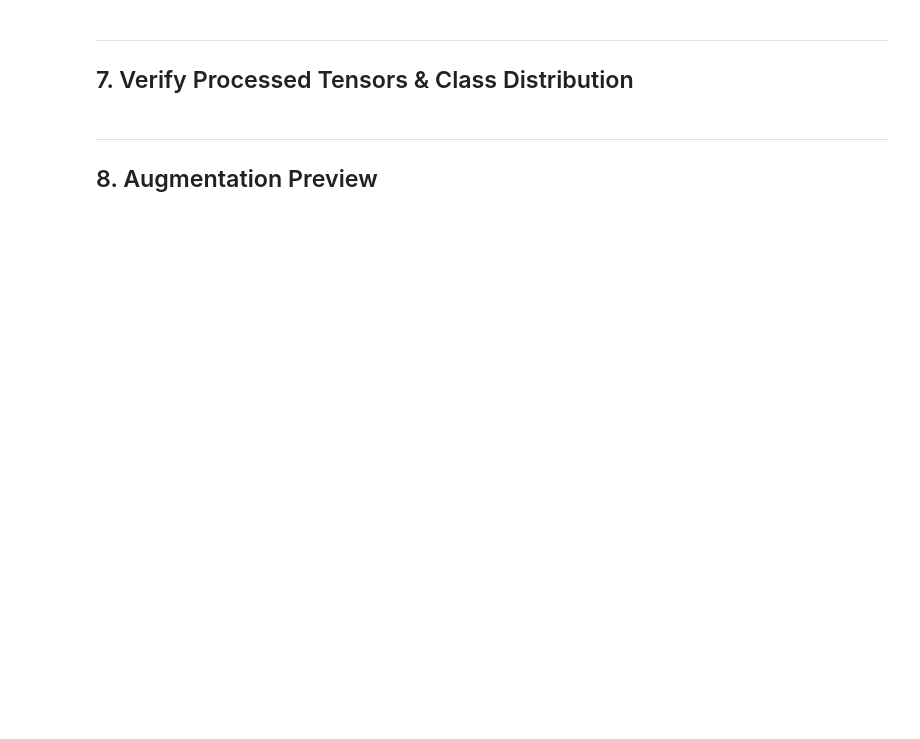
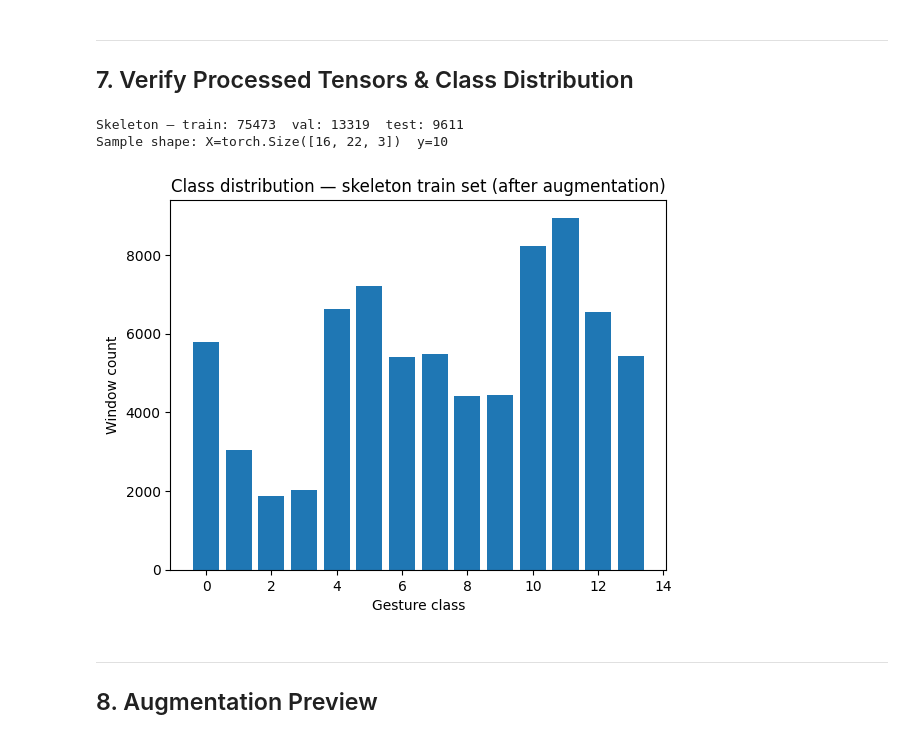
Before and after one commit to hinpak/comp4471-project, a Jupyter notebook: notebook/01_data_preparation.ipynb, the cells around one changed output. Saved outputs shown, nothing was run; the diff lists cells and outputs as text; code cells hidden in the pictures; blank space fills up the shorter version.

```diff
--- a/notebook/01_data_preparation.ipynb
+++ b/notebook/01_data_preparation.ipynb
@@ -353,23 +360,27 @@ preprocess_depth.run(use_28_class=False, n_aug=3)
 # %%
 # ── Uncomment after running preprocessing ─────────────────────────────────
 
-# from torch.utils.data import DataLoader
-#
-# ds_train = SkeletonDataset(PROC_SKELETON_TRAIN)
-# ds_val   = SkeletonDataset(PROC_SKELETON_VAL)
-# ds_test  = SkeletonDataset(PROC_SKELETON_TEST)
-#
-# print(f'Skeleton — train: {len(ds_train)}  val: {len(ds_val)}  test: {len(ds_test)}')
-# x, y = ds_train[0]
-# print(f'Sample shape: X={x.shape}  y={y}')
-#
-# # Class distribution after augmentation
-# all_labels = np.array([ds_train[i][1].item() for i in range(len(ds_train))])
-# labels, counts = np.unique(all_labels, return_counts=True)
-# plt.bar(labels, counts)
-# plt.xlabel('Gesture class'); plt.ylabel('Window count')
-# plt.title('Class distribution — skeleton train set (after augmentation)')
-# plt.show()
+from torch.utils.data import DataLoader
+
+ds_train = SkeletonDataset(PROC_SKELETON_TRAIN)
+ds_val   = SkeletonDataset(PROC_SKELETON_VAL)
+ds_test  = SkeletonDataset(PROC_SKELETON_TEST)
+
+print(f'Skeleton — train: {len(ds_train)}  val: {len(ds_val)}  test: {len(ds_test)}')
+x, y = ds_train[0]
+print(f'Sample shape: X={x.shape}  y={y}')
+
+# Class distribution after augmentation
+all_labels = np.array([ds_train[i][1].item() for i in range(len(ds_train))])
+labels, counts = np.unique(all_labels, return_counts=True)
+plt.bar(labels, counts)
+plt.xlabel('Gesture class'); plt.ylabel('Window count')
+plt.title('Class distribution — skeleton train set (after augmentation)')
+plt.show()
+# %% [output]
+Skeleton — train: 75473  val: 13319  test: 9611
+Sample shape: X=torch.Size([16, 22, 3])  y=10
+[figure, added]
 # %% [markdown]
 ---
 ## 8. Augmentation Preview <a id='8'></a>
```
Also changed, not shown: parts of 3 cells of this notebook, 4 other files.
